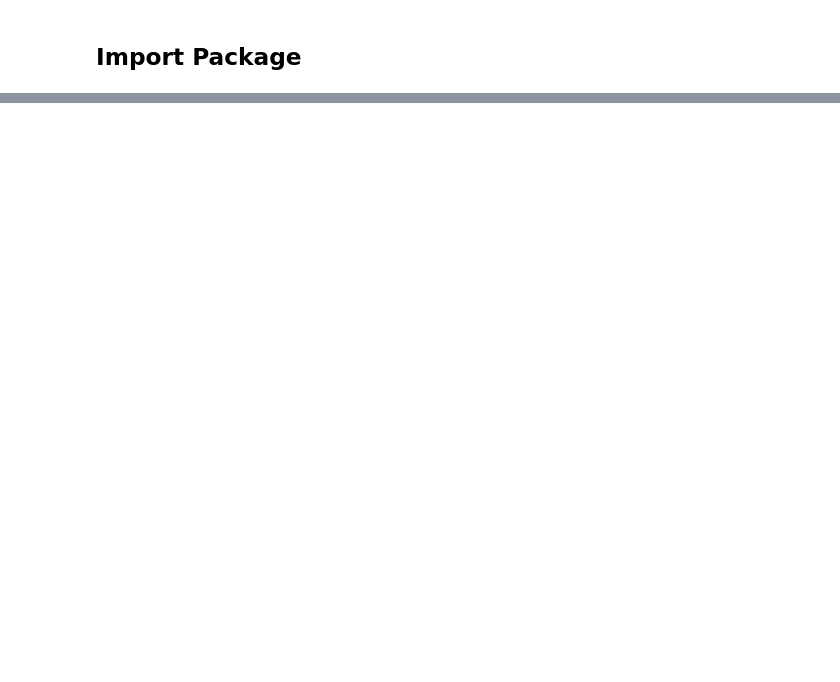
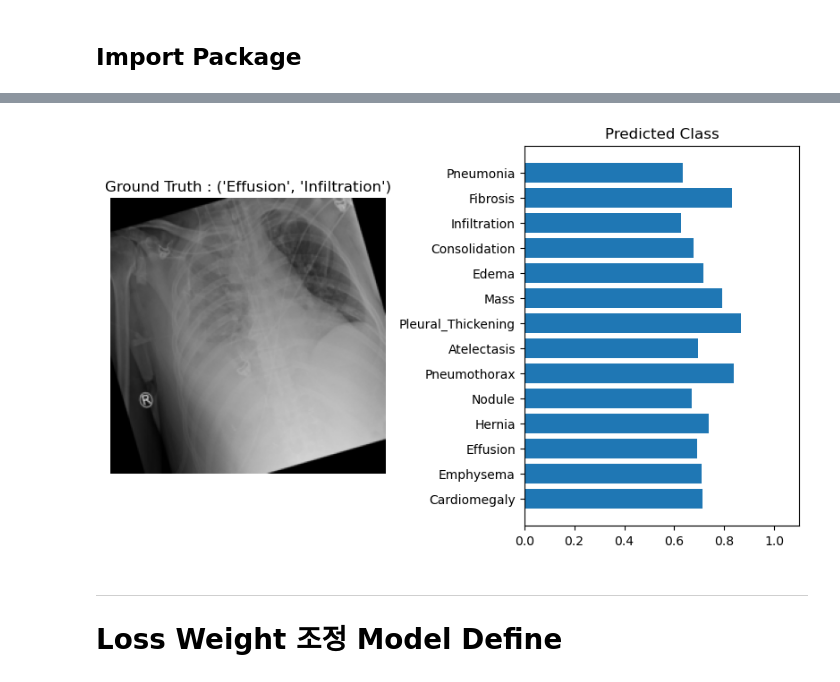
Before and after one commit to HongYongGi/x-ray-classification, a Jupyter notebook: N01_data_analysis.ipynb, the cells around one changed output, grey strips where cells are left out. Drawn from its saved outputs; the diff is of its cells as text; code cells hidden in the pictures; blank space fills up the shorter version.

```diff
--- a/N01_data_analysis.ipynb
+++ b/N01_data_analysis.ipynb
@@ -67,0 +428,11 @@ data.iloc[:,1:].sum().plot.barh()
+# %%
+image,label = validset[234]
+
+ps = base_model(image.unsqueeze(0).to(device))
+
+view_classify(image,ps,label)
+# %% [output]
+[figure, added]
+# %% [markdown]
+---
+# Loss Weight 조정 Model Define
```
Also changed, not shown: parts of 55 cells of this notebook.
